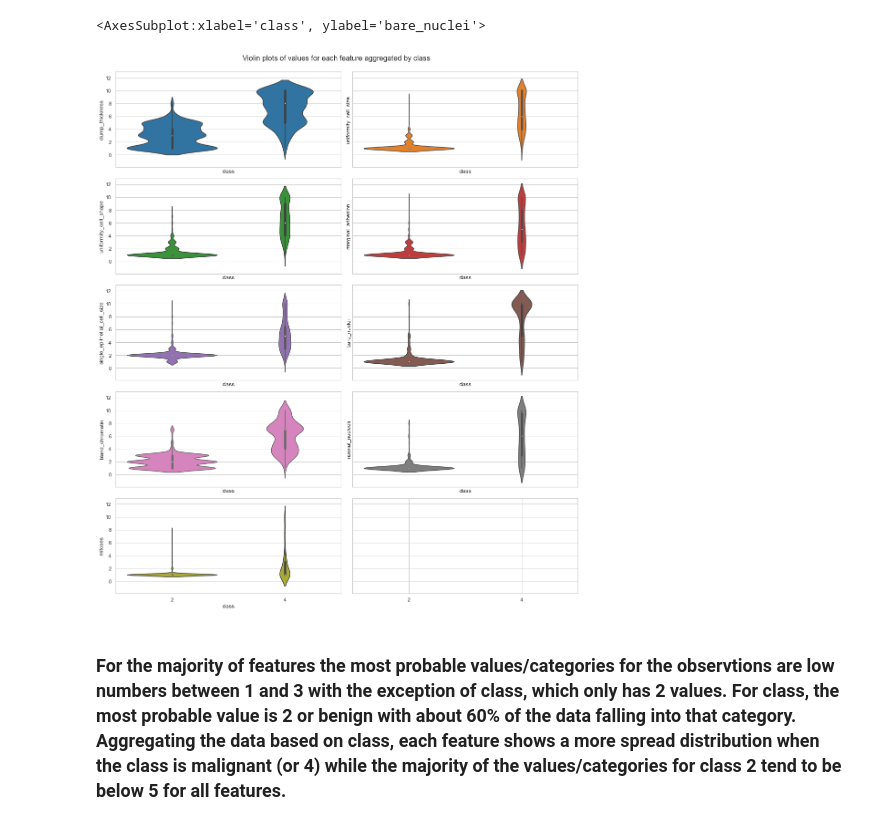
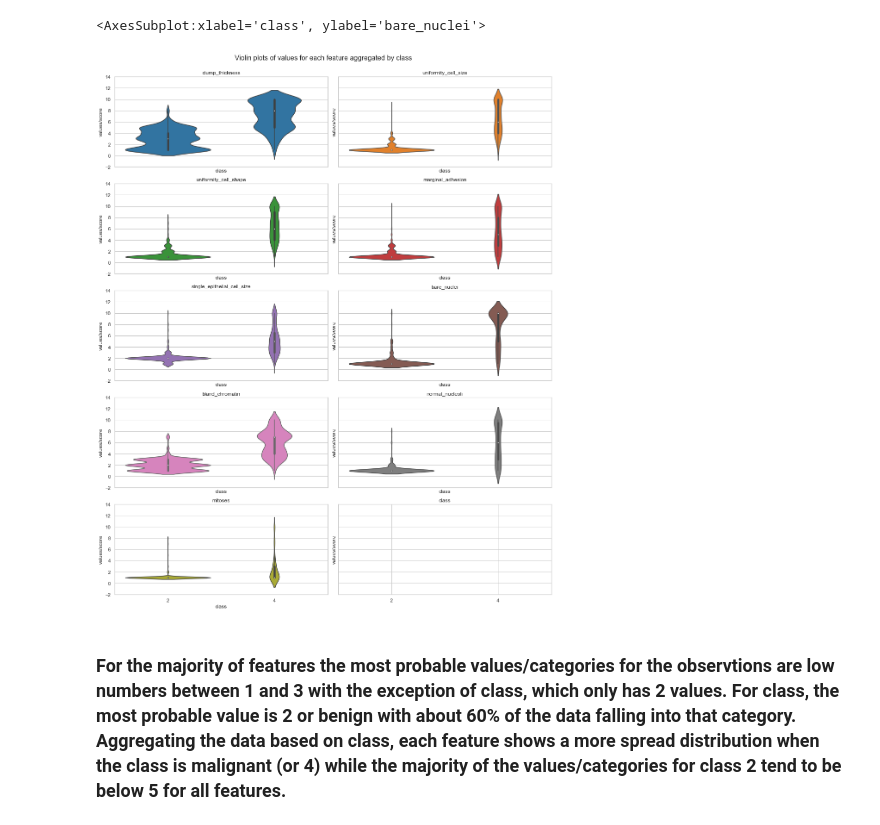
Before and after one commit to rromang/breast_cancer_classification, a Jupyter notebook: notebooks/initial.ipynb, the cells around one changed output. Drawn from its saved outputs; the diff is of its cells as text; code cells hidden in the pictures.

```diff
--- a/notebooks/initial.ipynb
+++ b/notebooks/initial.ipynb
@@ -382,26 +382,33 @@ def viol_plots(x,y,data,ax,**plt_kwargs):
 # %%
 #create multiple subplots to see the violin plots for each feature aggregated on class
 #----------------------------------------------
 fig, axs = plt.subplots(5,2,\
-    figsize=(15,17),sharey=True, sharex=True)
+    figsize=(15,18),sharey=True, sharex=True)
 
 plt.suptitle('Violin plots of values for each feature aggregated by class', y=1, fontsize=16)
 
 viol_plots(ax=axs[0, 0], data=df_dropped, x='class', y='clump_thickness', color=colors[0])
 viol_plots(ax=axs[0, 1], data=df_dropped, x='class', y='uniformity_cell_size', color=colors[1])
 viol_plots(ax=axs[1, 0], data=df_dropped, x='class', y='uniformity_cell_shape', color=colors[2])
 viol_plots(ax=axs[1, 1], data=df_dropped, x='class', y='marginal_adhesion', color=colors[3])
 viol_plots(ax=axs[2, 0], data=df_dropped, x='class', y='single_epithelial_cell_size', color=colors[4])
 viol_plots(ax=axs[2, 1], data=df_dropped, x='class', y='bare_nuclei', color=colors[5])
 viol_plots(ax=axs[3, 0], data=df_dropped, x='class', y='bland_chromatin', color=colors[6])
 viol_plots(ax=axs[3, 1], data=df_dropped, x='class', y='normal_nucleoli', color=colors[7])
 viol_plots(ax=axs[4, 0], data=df_dropped, x='class', y='mitoses', color=colors[8])
 
+for i, ax in zip(range(len(names)), axs.flat):
+    ax.set(ylabel='values/score')
+    # ax.set(xlabel=names[num])
+    ax.set_ylim([-2,14])
+    ax.set_title(names[i])
+    # ax.set_xticks(list(range(-1,10)))
+    # ax.set_xticklabels(list(range(0,11)))
 
 plt.tight_layout()
 fig.savefig('../images/exploratory_analysis/violin_plots.png', bbox_inches='tight',dpi=600)
 plt.show()
 # %% [output]
-[figure, old version]
+[figure, new version]
 # %% [markdown]
 ### For the majority of features the most probable values/categories for the observtions are low numbers between 1 and 3 with the exception of class, which only has 2 values. For class, the most probable value is 2 or benign with about 60% of the data falling into that category. Aggregating the data based on class, each feature shows a more spread distribution when the class is malignant (or 4) while the majority of the values/categories for class 2 tend to be below 5 for all features.
```
Also changed, not shown: parts of 8 cells of this notebook, 2 other files.
